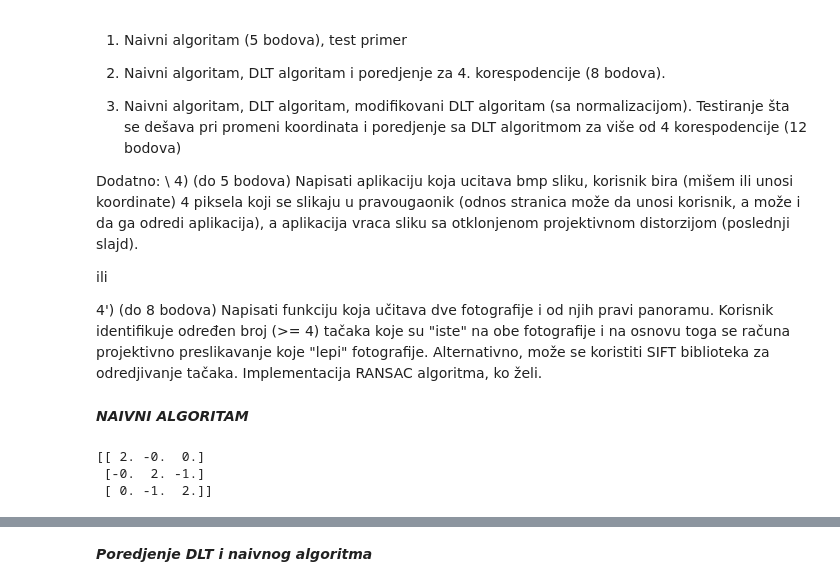
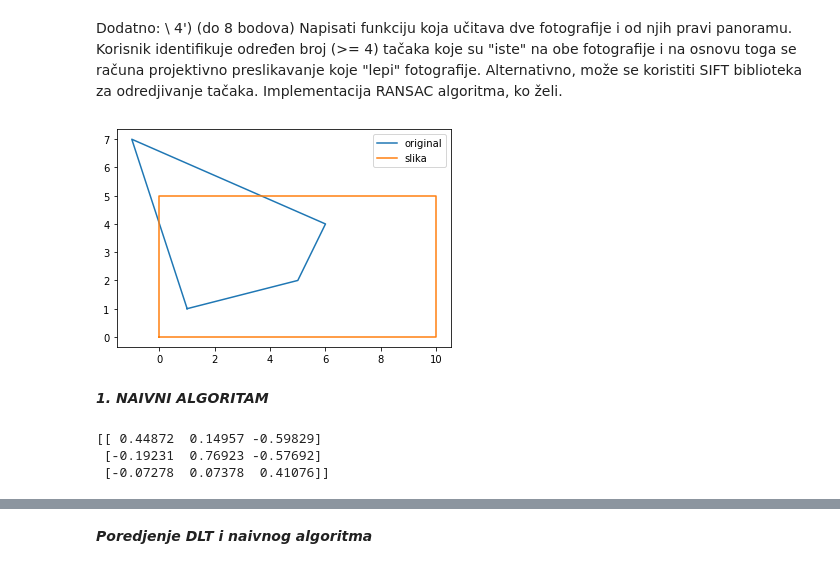
Before and after one commit to sardothien/MATF-materijali, a Jupyter notebook: 4. godina/ppgr domaci/02_domaci.ipynb, the cells around one changed output, grey strips where cells are left out. Saved outputs shown, nothing was run; the diff lists cells and outputs as text; code cells hidden in the pictures.

```diff
--- a/4. godina/ppgr domaci/02_domaci.ipynb
+++ b/4. godina/ppgr domaci/02_domaci.ipynb
@@ -1,33 +1,44 @@
 # %% [markdown]
-1) Naivni algoritam (5 bodova), test primer
-
-2) Naivni algoritam,  DLT algoritam  i poredjenje za 4. korespodencije (8 bodova).
-
-3) Naivni algoritam,  DLT algoritam, modifikovani DLT algoritam (sa normalizacijom). Testiranje šta se dešava pri promeni koordinata i poredjenje sa DLT algoritmom  za više od 4 korespodencije (12 bodova)
-
 Dodatno: \\
-4) (do 5 bodova) Napisati aplikaciju koja ucitava bmp sliku, korisnik bira  (mišem ili unosi koordinate) 4 piksela koji se slikaju u pravougaonik (odnos stranica može da unosi korisnik, a može i da ga odredi aplikacija), a aplikacija vraca sliku sa otklonjenom projektivnom distorzijom (poslednji slajd).
-
-ili
-
 4') (do 8 bodova) Napisati funkciju koja učitava dve fotografije i od njih pravi panoramu. Korisnik identifikuje određen broj  (>= 4) tačaka  koje su "iste" na obe fotografije i na osnovu toga se računa projektivno preslikavanje koje "lepi" fotografije. Alternativno, može se koristiti SIFT biblioteka za odredjivanje tačaka. Implementacija RANSAC algoritma, ko želi.
-# %% [markdown]
-***NAIVNI ALGORITAM***
 # %%
 import numpy as np
 import matplotlib.pyplot as plt
+# %%
+def draw(src_p, dst_p):
+    xs = [p[0] for p in src_p]
+    ys = [p[1] for p in src_p]
+    xs.append(src_p[0][0])
+    ys.append(src_p[0][1])
+
+    xd = [p[0] for p in dst_p]
+    yd = [p[1] for p in dst_p]
+    xd.append(dst_p[0][0])
+    yd.append(dst_p[0][1])
+
+    plt.plot(xs, ys)
+    plt.plot(xd, yd)
+    plt.legend(['original', 'slika'])
+    plt.show()
 # %%
 # originalne tacke
-src_points = [[-3, -1, 1],
-              [3, -1, 1],
-              [1, 1, 1],
-              [-1, 1, 1]]
+src_points = [[1, 1, 1],
+              [5, 2, 1],
+              [6, 4, 1],
+              [-1, 7, 1]]
 
 # slike tacaka
-dst_points = [[-2, -1, 1],
-              [2, -1, 1],
-              [2, 1, 1],
-              [-2, 1, 1]]
+dst_points = [[0, 0, 1],
+              [10, 0, 1],
+              [10, 5, 1],
+              [0, 5, 1]]
+# %%
+# Graficki prikaz
+draw(src_points, dst_points)
+# %% [output]
+[figure, added]
+# %% [markdown]
+***1. NAIVNI ALGORITAM***
 # %%
 def find_matrix(pts):
     matrix = np.array([ # A, B, C
@@ -63,10 +74,11 @@ def naive_algorithm(src_p, dst_p):
 
     return P
 # %%
+# Matrica projektivnog preslikavanja
 P_naive = naive_algorithm(src_points, dst_points)
-P_naive = P_naive.round()
+P_naive = P_naive.round(5)
 print(P_naive)
 # %% [output]
-[[ 2. -0.  0.]
- [-0.  2. -1.]
- [ 0. -1.  2.]]
+[[ 0.44872  0.14957 -0.59829]
+ [-0.19231  0.76923 -0.57692]
+ [-0.07278  0.07378  0.41076]]
```
Also changed, not shown: parts of 16 cells of this notebook, 1 other file.
